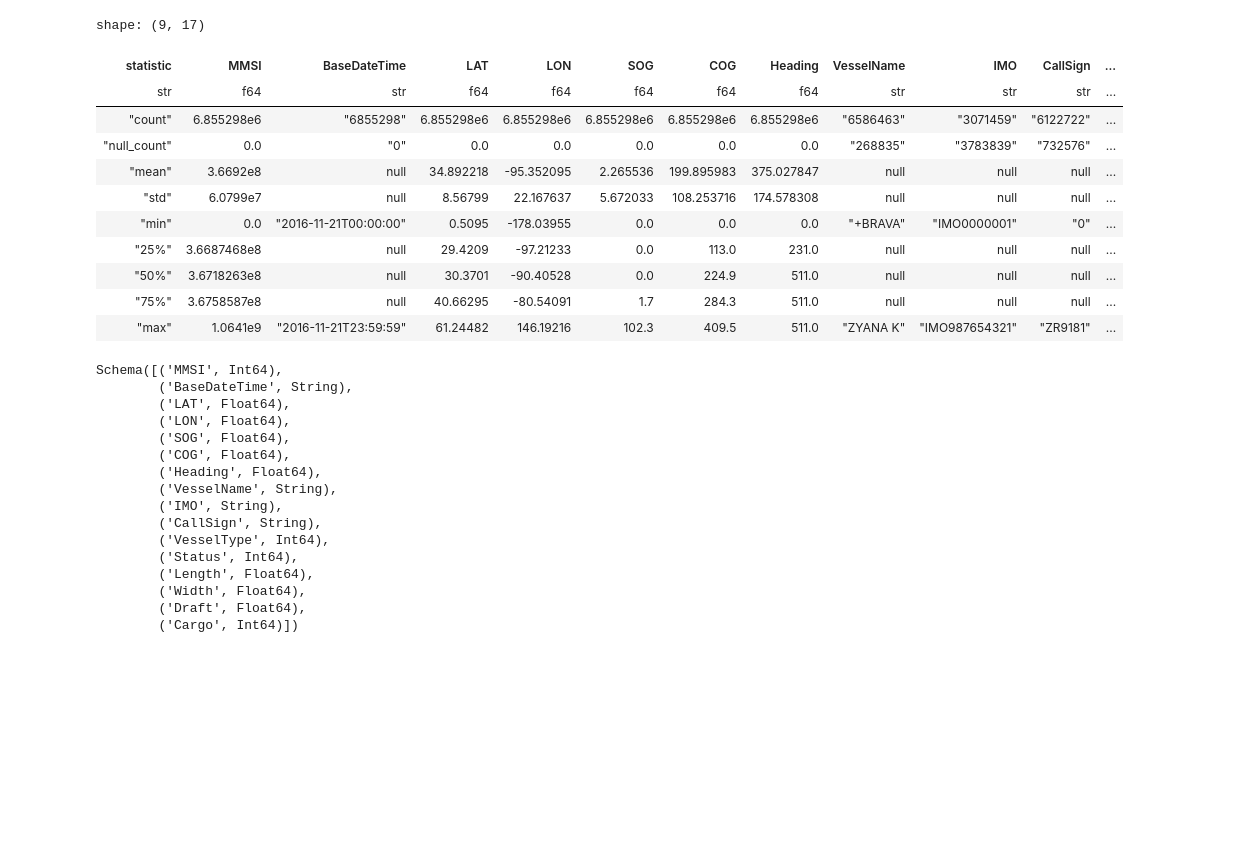
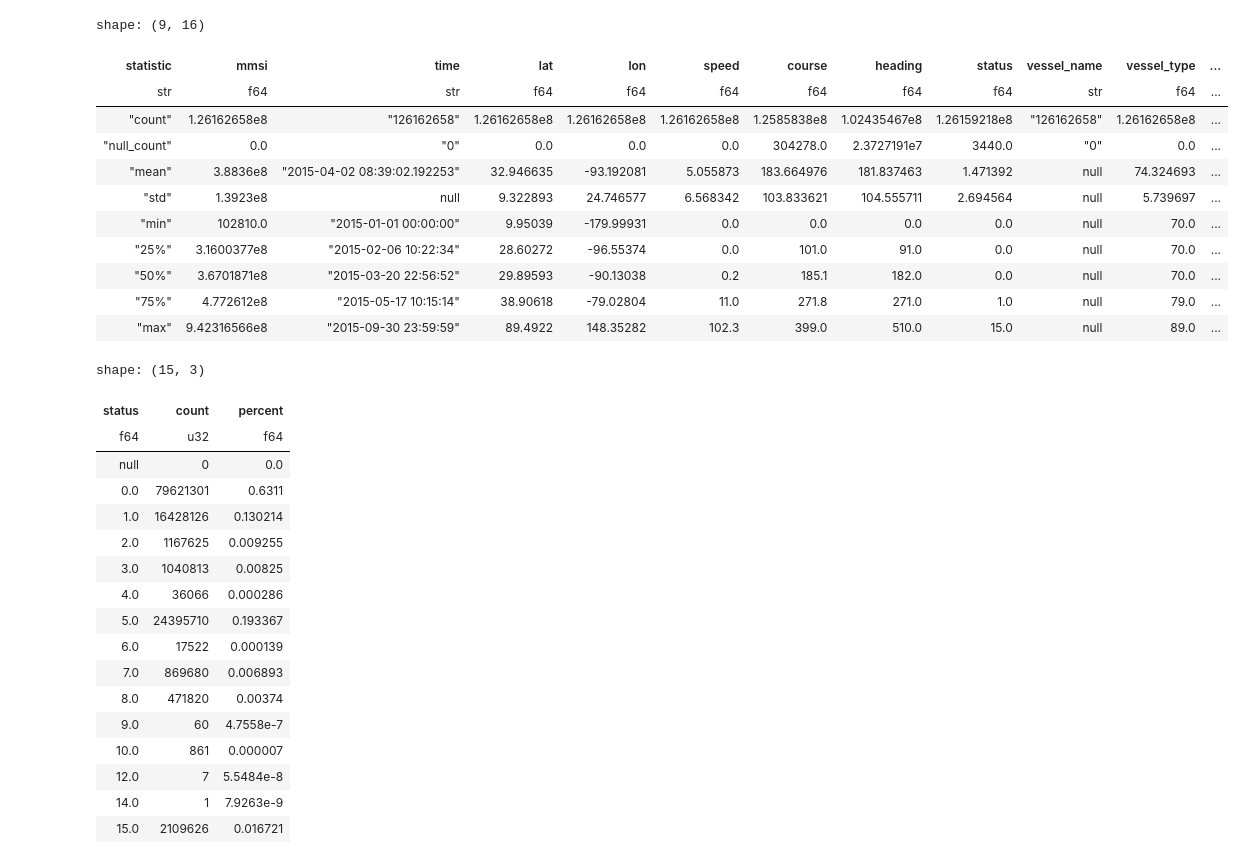
Before and after one commit to epistemetrica/Port-Performance-Project, a Jupyter notebook: AIS data ingestion/ais_sandbox.ipynb, the cells around one changed output. Drawn from its saved outputs; the diff is of its cells as text; code cells hidden in the pictures; blank space fills up the shorter version.

```diff
--- a/AIS data ingestion/ais_sandbox.ipynb
+++ b/AIS data ingestion/ais_sandbox.ipynb
@@ -46,33 +12,0 @@ lf.columns
-# %%
-lf2 = pl.scan_csv('data/AIS_2016_11_21.csv')
-display(lf2.describe())
-lf2.collect_schema()
-# %% [output]
-shape: (9, 17)
-| statistic | MMSI | BaseDateTime | LAT | LON | SOG | COG | Heading | VesselName | IMO | CallSign | ... |
-| str | f64 | str | f64 | f64 | f64 | f64 | f64 | str | str | str | ... |
-| "count" | 6.855298e6 | "6855298" | 6.855298e6 | 6.855298e6 | 6.855298e6 | 6.855298e6 | 6.855298e6 | "6586463" | "3071459" | "6122722" | ... |
-| "null_count" | 0.0 | "0" | 0.0 | 0.0 | 0.0 | 0.0 | 0.0 | "268835" | "3783839" | "732576" | ... |
-| "mean" | 3.6692e8 | null | 34.892218 | -95.352095 | 2.265536 | 199.895983 | 375.027847 | null | null | null | ... |
-| "std" | 6.0799e7 | null | 8.56799 | 22.167637 | 5.672033 | 108.253716 | 174.578308 | null | null | null | ... |
-| "min" | 0.0 | "2016-11-21T00:00:00" | 0.5095 | -178.03955 | 0.0 | 0.0 | 0.0 | "+BRAVA" | "IMO0000001" | "0" | ... |
-| "25%" | 3.6687468e8 | null | 29.4209 | -97.21233 | 0.0 | 113.0 | 231.0 | null | null | null | ... |
-| "50%" | 3.6718263e8 | null | 30.3701 | -90.40528 | 0.0 | 224.9 | 511.0 | null | null | null | ... |
-| "75%" | 3.6758587e8 | null | 40.66295 | -80.54091 | 1.7 | 284.3 | 511.0 | null | null | null | ... |
-| "max" | 1.0641e9 | "2016-11-21T23:59:59" | 61.24482 | 146.19216 | 102.3 | 409.5 | 511.0 | "ZYANA K" | "IMO987654321" | "ZR9181" | ... |
-Schema([('MMSI', Int64),
-        ('BaseDateTime', String),
-        ('LAT', Float64),
-        ('LON', Float64),
-        ('SOG', Float64),
-        ('COG', Float64),
-        ('Heading', Float64),
-        ('VesselName', String),
-        ('IMO', String),
-        ('CallSign', String),
-        ('VesselType', Int64),
-        ('Status', Int64),
-        ('Length', Float64),
-        ('Width', Float64),
-        ('Draft', Float64),
-        ('Cargo', Int64)])
@@ -79,3 +35,48 @@ Schema([('MMSI', Int64),
+# %%
+lf = pl.scan_parquet('data/ais_clean/*.parquet')
+lf.describe()
+# %% [output]
+shape: (9, 16)
+| statistic | mmsi | time | lat | lon | speed | course | heading | status | vessel_name | vessel_type | ... |
+| str | f64 | str | f64 | f64 | f64 | f64 | f64 | f64 | str | f64 | ... |
+| "count" | 1.26162658e8 | "126162658" | 1.26162658e8 | 1.26162658e8 | 1.26162658e8 | 1.2585838e8 | 1.02435467e8 | 1.26159218e8 | "126162658" | 1.26162658e8 | ... |
+| "null_count" | 0.0 | "0" | 0.0 | 0.0 | 0.0 | 304278.0 | 2.3727191e7 | 3440.0 | "0" | 0.0 | ... |
+| "mean" | 3.8836e8 | "2015-04-02 08:39:02.192253" | 32.946635 | -93.192081 | 5.055873 | 183.664976 | 181.837463 | 1.471392 | null | 74.324693 | ... |
+| "std" | 1.3923e8 | null | 9.322893 | 24.746577 | 6.568342 | 103.833621 | 104.555711 | 2.694564 | null | 5.739697 | ... |
+| "min" | 102810.0 | "2015-01-01 00:00:00" | 9.95039 | -179.99931 | 0.0 | 0.0 | 0.0 | 0.0 | null | 70.0 | ... |
+| "25%" | 3.1600377e8 | "2015-02-06 10:22:34" | 28.60272 | -96.55374 | 0.0 | 101.0 | 91.0 | 0.0 | null | 70.0 | ... |
+| "50%" | 3.6701871e8 | "2015-03-20 22:56:52" | 29.89593 | -90.13038 | 0.2 | 185.1 | 182.0 | 0.0 | null | 70.0 | ... |
+| "75%" | 4.772612e8 | "2015-05-17 10:15:14" | 38.90618 | -79.02804 | 11.0 | 271.8 | 271.0 | 1.0 | null | 79.0 | ... |
+| "max" | 9.42316566e8 | "2015-09-30 23:59:59" | 89.4922 | 148.35282 | 102.3 | 399.0 | 510.0 | 15.0 | null | 89.0 | ... |
+# %%
+status = (
+    lf.group_by('status')
+    .agg(
+        count = pl.col('status').count(),
+        percent = pl.col('status').count()/lf.select(pl.len()).collect().item()
+    )
+    .collect()
+)
+status.sort('status')
+# %% [output]
+shape: (15, 3)
+| status | count | percent |
+| f64 | u32 | f64 |
+| null | 0 | 0.0 |
+| 0.0 | 79621301 | 0.6311 |
+| 1.0 | 16428126 | 0.130214 |
+| 2.0 | 1167625 | 0.009255 |
+| 3.0 | 1040813 | 0.00825 |
+| 4.0 | 36066 | 0.000286 |
+| 5.0 | 24395710 | 0.193367 |
+| 6.0 | 17522 | 0.000139 |
+| 7.0 | 869680 | 0.006893 |
+| 8.0 | 471820 | 0.00374 |
+| 9.0 | 60 | 4.7558e-7 |
+| 10.0 | 861 | 0.000007 |
+| 12.0 | 7 | 5.5484e-8 |
+| 14.0 | 1 | 7.9263e-9 |
+| 15.0 | 2109626 | 0.016721 |
 # %%
 monthly_df = (
     lf
```
Also changed, not shown: parts of 12 cells of this notebook, 3 other files.
